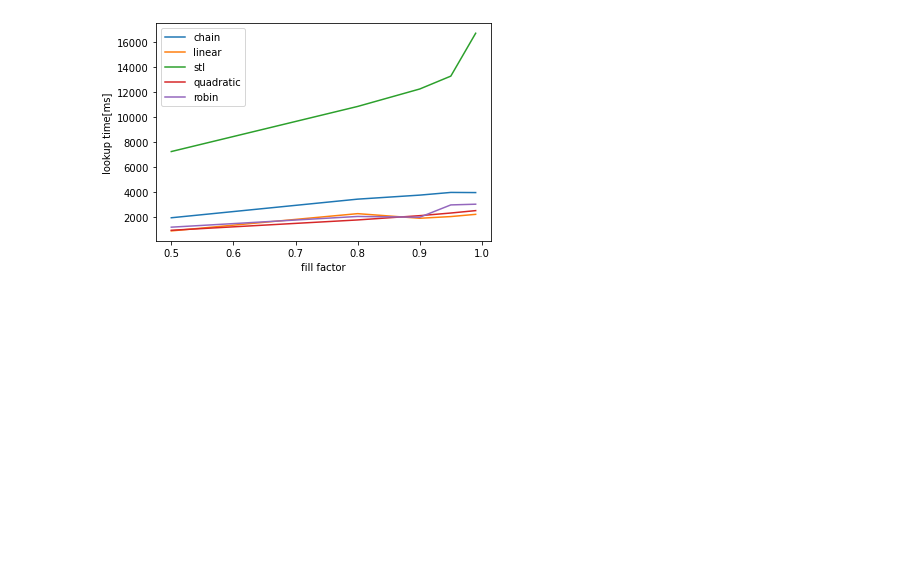
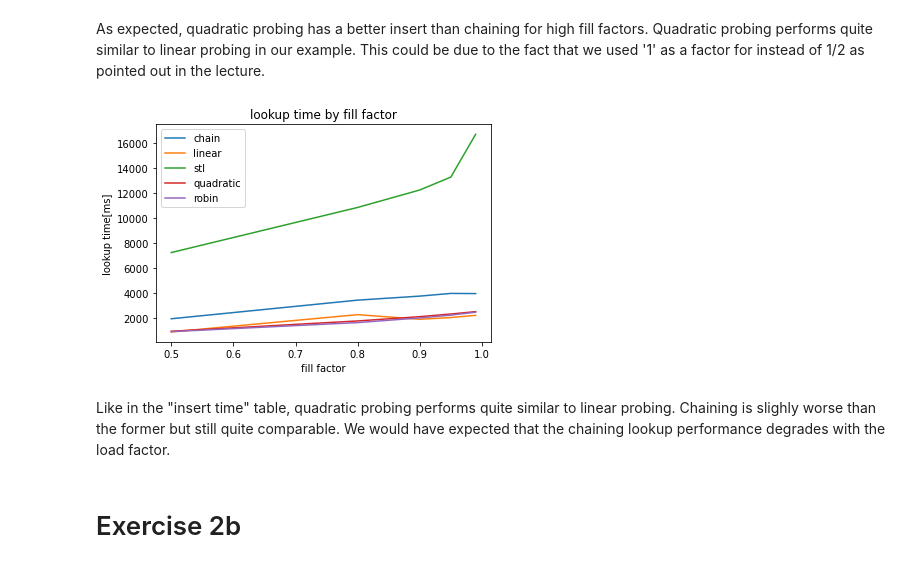
Before and after one commit to ramanujan12/exp_algo, a Jupyter notebook: evaluation.ipynb, the cells around one changed output. Cells and saved outputs as stored; diff of their text form; code cells hidden in the pictures; blank space fills up the shorter version.

```diff
--- a/evaluation.ipynb
+++ b/evaluation.ipynb
@@ -56,14 +58,21 @@ plt.show()
+# %% [markdown]
+As expected, quadratic probing has a better insert than chaining for high fill factors. Quadratic probing performs quite similar to linear probing in our example. This could be due to the fact that we used '1' as a factor for instead of 1/2 as pointed out in the lecture.
 # %%
 # plot the lookup
 plt.plot(x, vec('chaining', 'time_lookup'), label = 'chain')
 plt.plot(x, vec('linear', 'time_lookup'), label = 'linear')
 plt.plot(x, vec('stl', 'time_lookup'), label = 'stl')
 plt.plot(x, vec('quadratic', 'time_lookup'), label = 'quadratic')
 plt.plot(x, vec('robin_hood', 'time_lookup'), label = 'robin')
+plt.title('lookup time by fill factor')
 plt.xlabel('fill factor')
 plt.ylabel('lookup time[ms]')
 plt.legend()
 plt.savefig('lookup_fill.pdf')
 plt.show()
 # %% [output]
-[figure, old version]
+[figure, new version]
+# %% [markdown]
+Like in the "insert time" table, quadratic probing performs quite similar to linear probing. Chaining is slighly worse than the former but still quite comparable. We would have expected that the chaining lookup performance degrades with the load factor.
+# %% [markdown]
+# Exercise 2b
```
Also changed, not shown: parts of 7 cells of this notebook, 5 other files.
